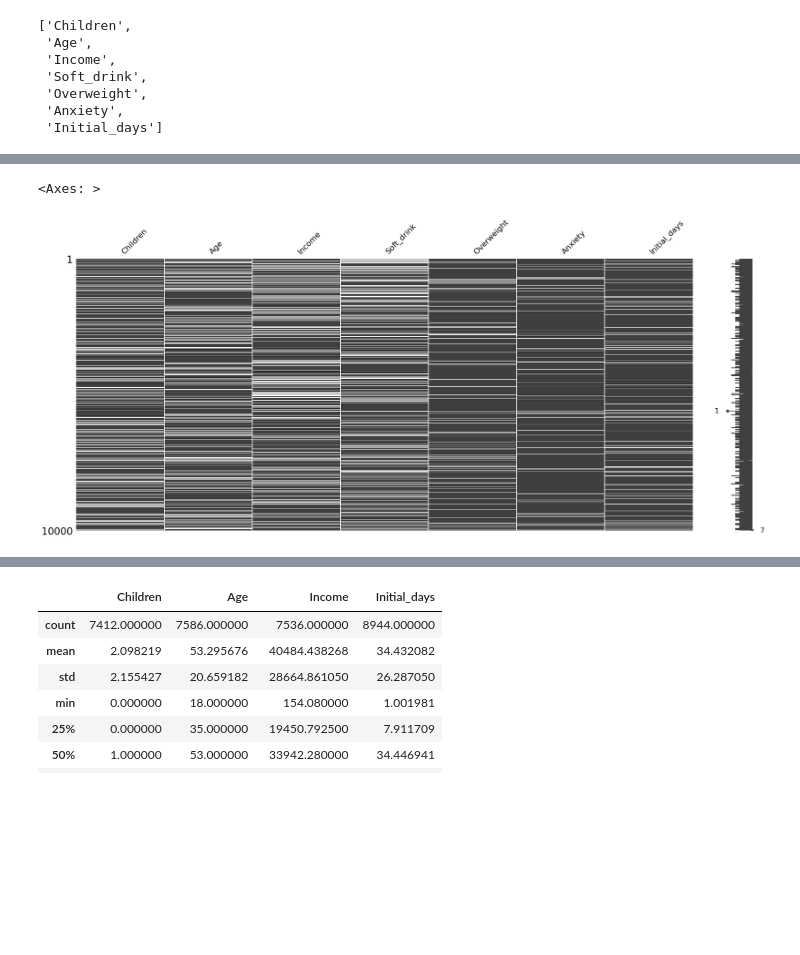
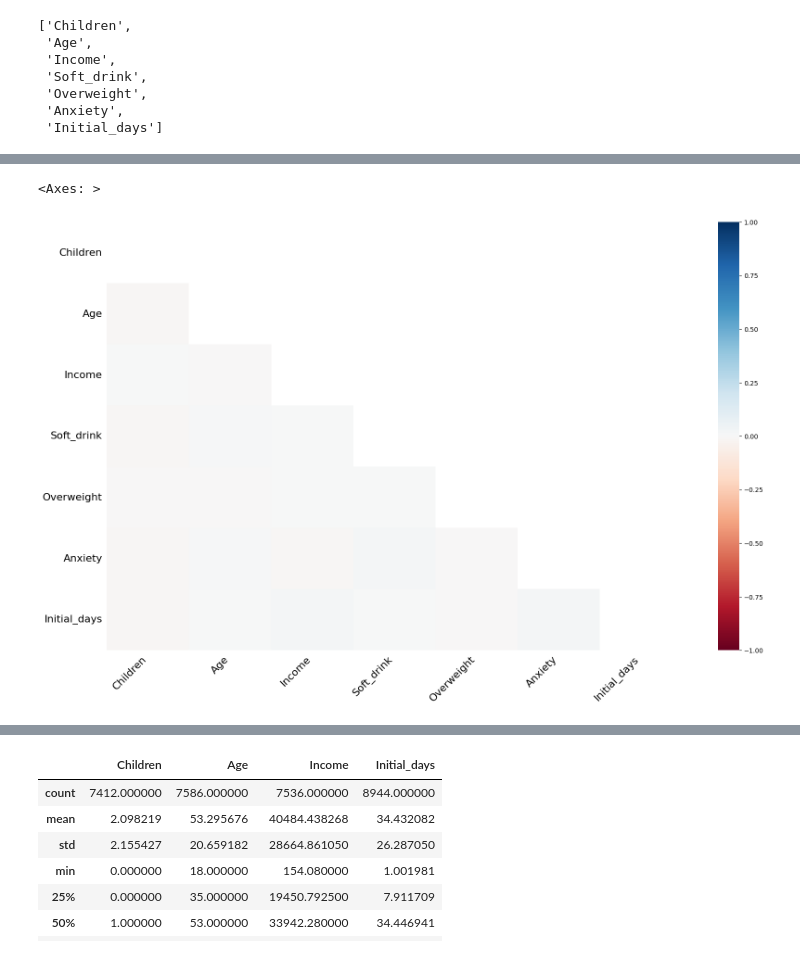
Before and after one commit to cshawnkeech/D206_Data_Cleaning_Keech, a Jupyter notebook: notebooks/001_medical_eda.ipynb, the cells around one changed output, grey strips where cells are left out. Drawn from its saved outputs; the diff is of its cells as text; code cells hidden in the pictures; blank space fills up the shorter version.

```diff
--- a/notebooks/001_medical_eda.ipynb
+++ b/notebooks/001_medical_eda.ipynb
@@ -112,5 +163,5 @@ considered categorical.
 # %%
-for cat in ["Children", "Doc_visits", "Full_meals_eaten"]:
+for cat in ["Children", "Doc_visits", "Full_meals_eaten", "VitD_supp"]:
 
     if cat in possible_categories:
         possible_categories.remove(cat)
@@ -163,3 +232,16 @@ memory usage: 2.1+ MB
+# %%
+complication_order = [
+    'Low',
+    'Medium',
+    'High'
+]
+
+complication_dtype = CategoricalDtype(
+    categories=complication_order,
+    ordered=True)
+
+medical["Complication_risk"] = (
+    medical["Complication_risk"].astype(complication_dtype))
 # %% [markdown]
 #### Education ordering
 
@@ -220,0 +314,5 @@ leading zeros.
+# %%
+medical['Zip'] = medical['Zip'].astype(str).str.rjust(5, '0')
+
+# visually confirm conversion & padding
+medical['Zip'].sort_values().head()
@@ -220,0 +326,5 @@ leading zeros.
+# %%
+# convert to categorical
+medical['Zip'] = pd.Categorical(medical['Zip'])
+
+medical['Zip'].describe()
@@ -363,5 +519,5 @@ incomplete_cols
 # %%
-msno.matrix(medical[incomplete_cols])
+msno.heatmap(medical[incomplete_cols])
 # %% [output]
 <Axes: >
-[figure, old version]
+[figure, new version]
```
Also changed, not shown: parts of 38 cells of this notebook, 8 other files.
